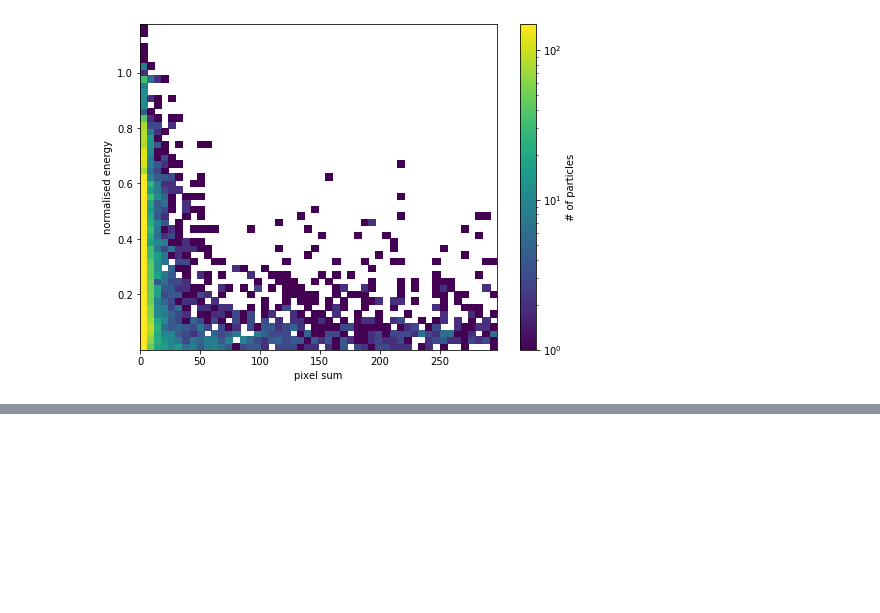
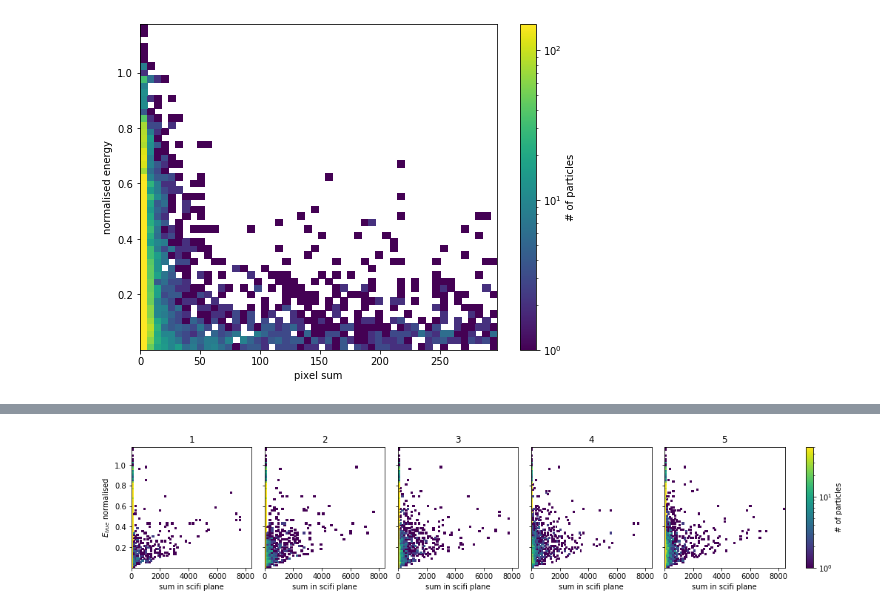
Before and after one commit to pauldebryas/SND_trackers_My_data, a Jupyter notebook: data_visualisation.ipynb, the cells around one changed output, grey strips where cells are left out. Cells and saved outputs as stored; diff of their text form; code cells hidden in the pictures; blank space fills up the shorter version.

```diff
--- a/data_visualisation.ipynb
+++ b/data_visualisation.ipynb
@@ -202,0 +182,24 @@ plt.show()
+# %%
+n_planes = full_X[0].shape[0]
+
+fig, axs = plt.subplots(1, n_planes,
+                        sharex=True, sharey=True,
+                        figsize=(14,3), constrained_layout=True)
+
+for i in range(n_planes):
+    axs[i].set_title(str(i+1))
+    hist = axs[i].hist2d(full_X[:,i], full_y,
+                       bins=75,
+                       norm=mpl.colors.LogNorm(),
+                       vmax=50)
+
+    axs[i].set_xlabel('sum in scifi plane')
+
+cbar = fig.colorbar(hist[3], ax=axs, aspect=75)
+cbar.set_label('# of particles')
+
+axs[0].set_ylabel(r'$E_{true}$ normalised')
+
+plt.show()
+# %% [output]
+[figure, added]
```
Also changed, not shown: parts of 20 cells of this notebook.
